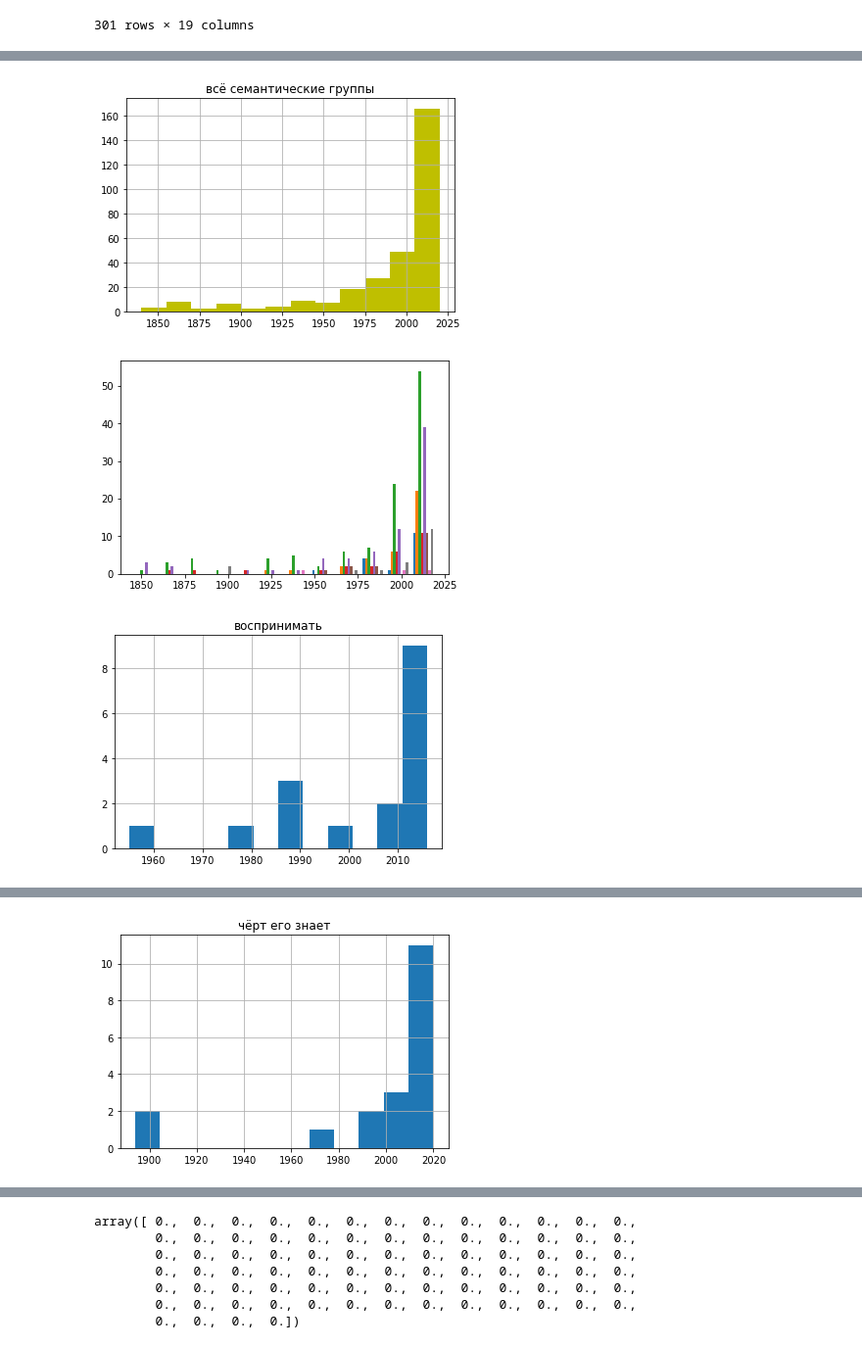
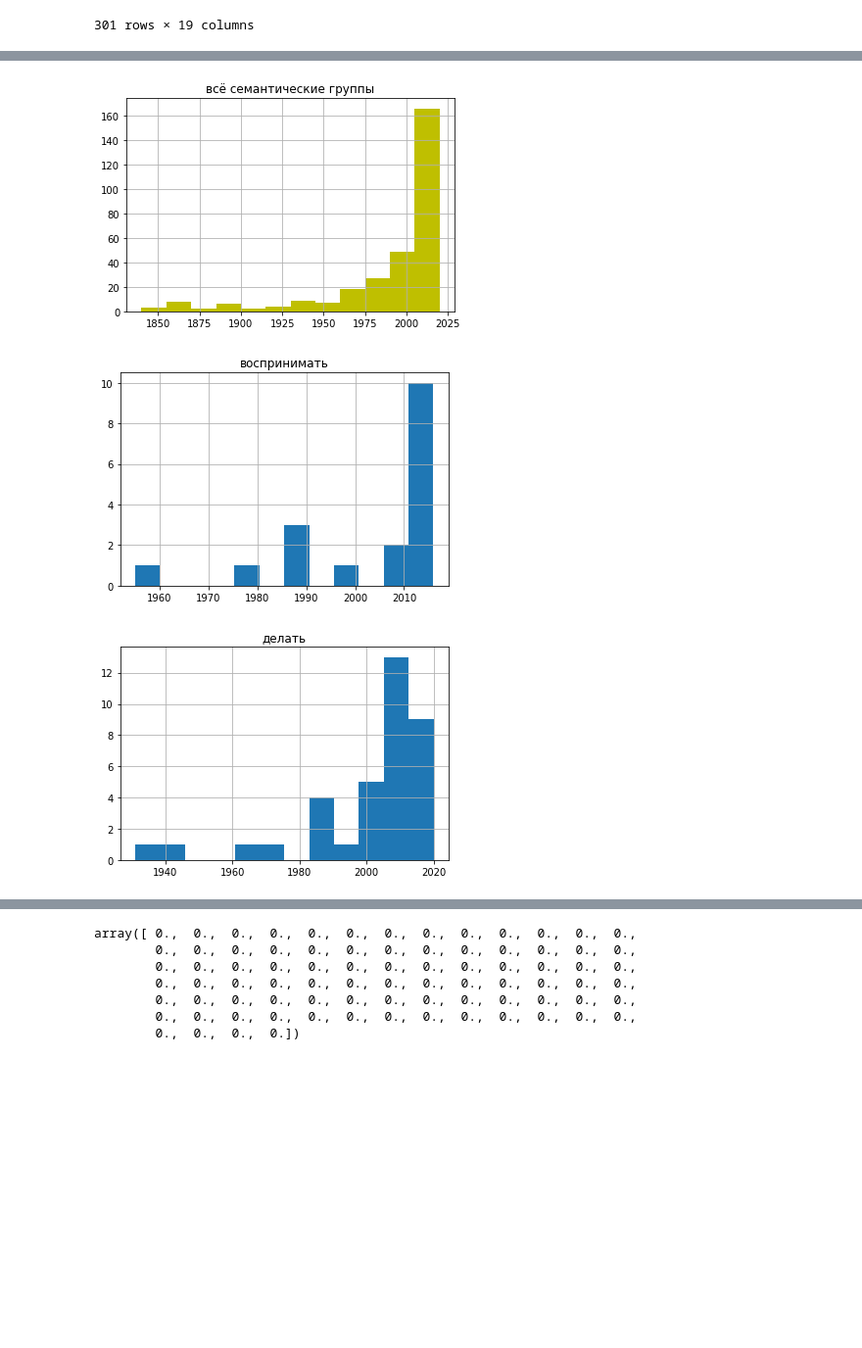
Before and after one commit to marchdown/schisch, a Jupyter notebook: schisch.ipynb, the cells around one changed output, grey strips where cells are left out. Shown: that part at 98% size. Cells and saved outputs as stored; diff of their text form; code cells hidden in the pictures; blank space fills up the shorter version.

Commit message:
new data

```diff
--- a/schisch.ipynb
+++ b/schisch.ipynb
@@ -7,7 +7,7 @@
 # %%
 #csvfile_path = '/Users/serratus/Downloads/Ни шиша - все вместе.csv'  # данные мы берём из локального файла.
 #csvfile_path = "https://pastebin.com/raw/6HnQ772y" # можно и по-другому, из сети.
-csvfile_path = "https://pastebin.com/raw/aECMpraM" # версия от пятнадцатого мая
+csvfile_path = "https://pastebin.com/raw/nu5aGSUE" # версия от пятнадцатого мая
 
 import numpy as np # для численных операций и NaN.
 import pandas # для хранения, представления, фильтрации данных
@@ -22,13 +22,13 @@ data.set_value(30, 'date_',2001) # в тридцатой строке у нас
 data['date_'] = pandas.to_numeric(data['date_'])
 data['date_'] = data['date_'].fillna(1840) # примеры с неизвестной датой мы метим 1840-м годом. можно будет отрезать начало списка, когда мы рисуем график
 
-data['semantics+_'] = data['semantics+'].fillna('чёрт его знает') # можно использовать особое значение
+data['semantic group_'] = data['semantic group'].fillna('чёрт его знает') # можно использовать особое значение
 #                                                                   но пока мы
 #data['semantics+_'] = data['semantics+'].fillna('')              # примеры с непроставленным типом метим пустой строкой.
 
 
 years = sorted(list(data['date_'].unique()))
-semantic_types = data['semantics+_'].unique()
+semantic_types = data['semantic group_'].unique()
 # мы будем пользоваться перечнями семантических типов и лет в дальнейшем,
 # удобно рассчитать их однажды и сохранить в отдельные переменные
 # %%
@@ -59,7 +59,7 @@ data
 from collections import Counter
 # Построим сглаженные графики.
 
-def smooth_list(xs, smoothing_level=3):
+def smooth_list(xs, smoothing_level=10):
     ys = [0]*len(xs)
     for idx, x in enumerate(xs):
         slice_ = xs[max(idx-smoothing_level,0):(min(idx+smoothing_level,len(xs)))]
@@ -69,7 +69,7 @@ def smooth_list(xs, smoothing_level=3):
 
 
 for t in semantic_types:
-    slice_ = sorted(data[data['semantics+_']==t]['date_'])
+    slice_ = sorted(data[data['semantic group_']==t]['date_'])
     cnt = Counter(slice_)
     xs = list(cnt.keys())
     ys = (list(cnt.values()))
@@ -77,8 +77,8 @@ for t in semantic_types:
 #     print(list(cnt.items()))
 #    plt.plot(xs, [y+sum(ys[idx:idx+2])/5 for y, idx in enumerate(ys)])
 #    plt.plot(xs, smooth_list(ys))
-    plt.plot(xs, ys, color='lightgray')
-    plt.plot(xs, ysmooth, color='b')
-    plt.title(t)
-    plt.show()
+#    plt.plot(xs, ys, color='lightgray')
+    plt.plot(xs, ysmooth)
+
+plt.show()
 # %% [output]
@@ -93,24 +86,26 @@ for t in semantic_types:
 # %%
 # здесь мы нарисуем гисторамму, положив каждый год в одну из n_bins групп
 n_bins = 12
 data['date_'].hist(bins=n_bins, color='y') # нарисовать гистограмму (на невидимом холсте)
 plt.title('всё семантические группы') # добавить подпись к графику
 plt.show() # вывести график
 
 ts = []
 for t in semantic_types:
     ts.append(                                     # добавить в список новый элемент, который получится,
         data[                                      # если взять наши данные,
-            data['semantics+_']==t]                # те из них, где семантический тип соответствует тому, который мы сейчас ищем (мы в цикле ищем все по-очереди)
+            data['semantic group_']==t]                # те из них, где семантический тип соответствует тому, который мы сейчас ищем (мы в цикле ищем все по-очереди)
             ['date_'][1844 <= data['date_']])      # а из них — те, где год больше 1844-го (все примеры с пропущенным годом мы пометили 1840-м на этапе предобработки данных, то есть тут мы такие примеры отсеиваем)
-plt.hist(ts, bins=n_bins)                          # нарисуй гистограмму текущего состояния списка.
+#plt.hist(ts, bins=n_bins, label=t)                          # нарисуй гистограмму текущего состояния списка.
+
+# plt.hist(ts, label=t)                          # нарисуй гистограмму текущего состояния списка.
 
 # то же самое, но чуть короче:
 for t in semantic_types:
-    data[['date_', 'semantics+_']][data['semantics+_']==t][1844 <= data['date_']].hist(bins=n_bins)
+    data[['date_', 'semantic group_']][data['semantic group_']==t][1844 <= data['date_']].hist(bins=n_bins)
     plt.title(t)
     plt.show()
 # %% [output]
 [figure]
-[figure, old version]
+[figure, new version]
-[figure, old version]
+[figure, new version]
@@ -123,4 +118,3 @@ for t in semantic_types:
-[figure, removed]
 # %%
 # # Данные хранятся в странном формате. Как им пользоваться? Как посмотреть, как выглядят наши данные?
 # # так можно вывести верхние несколько строк таблицы:
```
Also changed, not shown: parts of 21 cells of this notebook.
